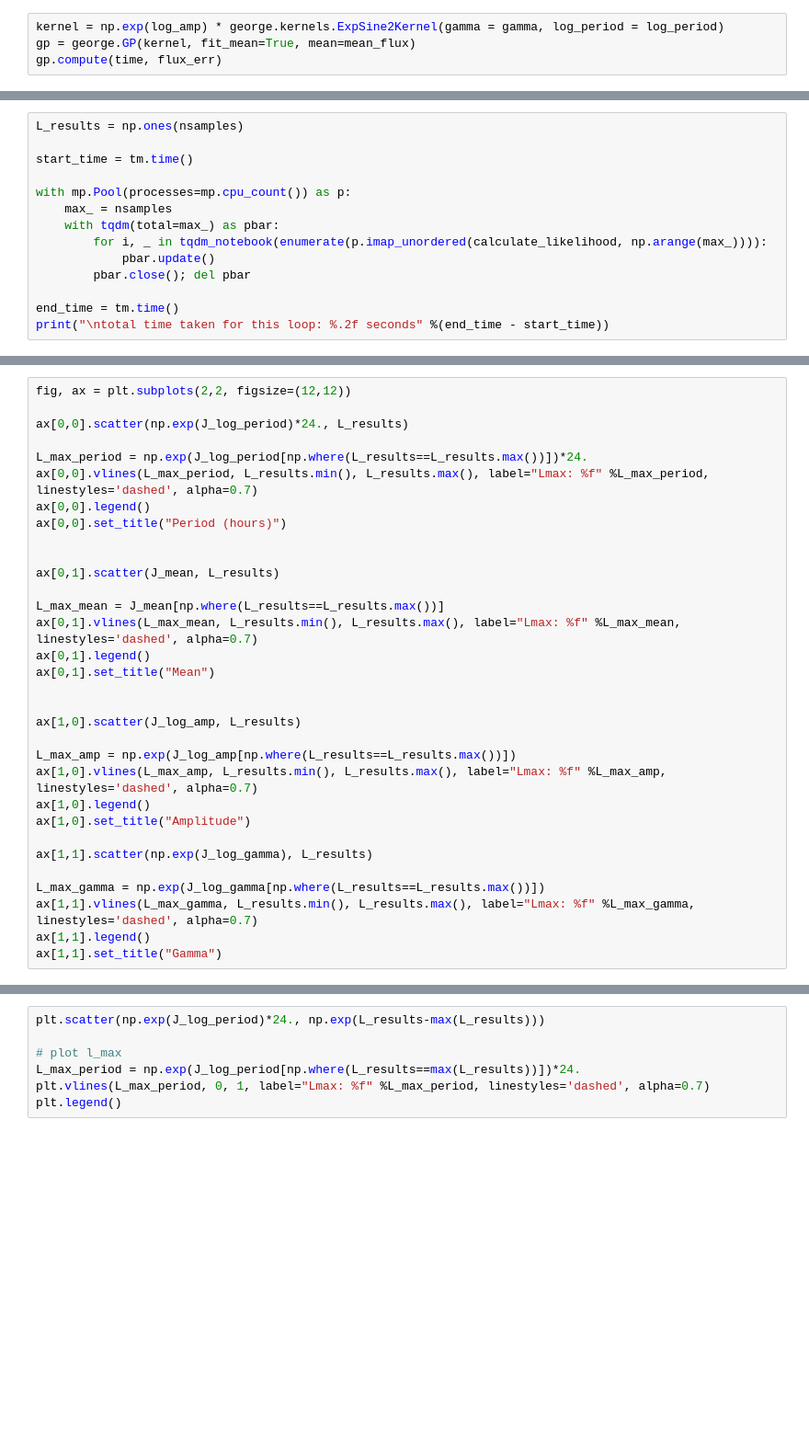
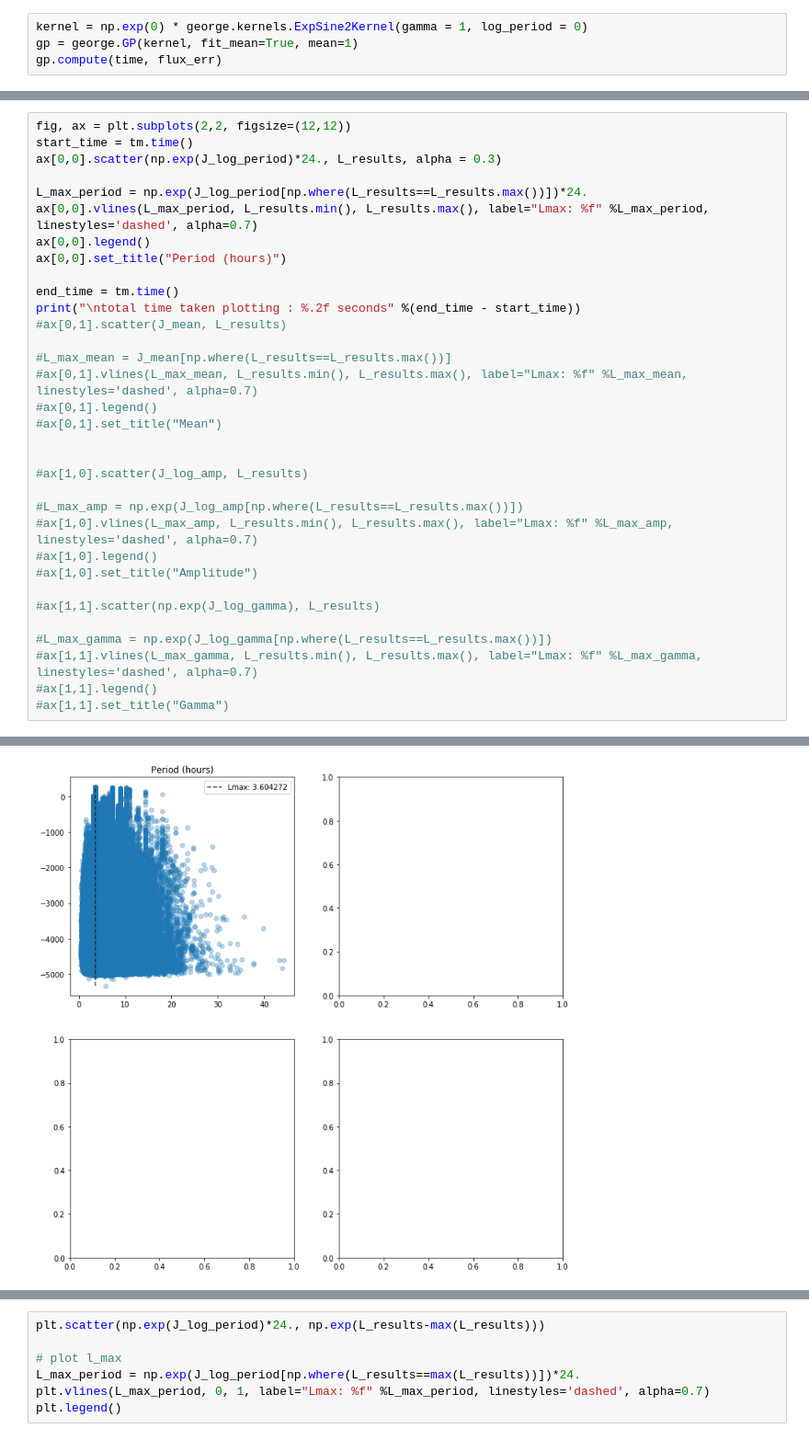
Before and after one commit to dirac-institute/CometGPs, a Jupyter notebook: cwl_sandbox/Rejection Sampling.ipynb, the cells around one changed output, grey strips where cells are left out. Shown at 92% size. Saved outputs shown, nothing was run; the diff lists cells and outputs as text; blank space fills up the shorter version.

```diff
--- a/cwl_sandbox/Rejection Sampling.ipynb
+++ b/cwl_sandbox/Rejection Sampling.ipynb
@@ -61,4 +57,4 @@ log_period = 0
 # %%
-kernel = np.exp(log_amp) * george.kernels.ExpSine2Kernel(gamma = gamma, log_period = log_period)
-gp = george.GP(kernel, fit_mean=True, mean=mean_flux)
+kernel = np.exp(0) * george.kernels.ExpSine2Kernel(gamma = 1, log_period = 0)
+gp = george.GP(kernel, fit_mean=True, mean=1)
 gp.compute(time, flux_err)
@@ -153,14 +101,0 @@ total time taken for this loop: 3553.86 seconds
-# %%
-L_results = np.ones(nsamples)
-
-start_time = tm.time()
-
-with mp.Pool(processes=mp.cpu_count()) as p:
-    max_ = nsamples
-    with tqdm(total=max_) as pbar:
-        for i, _ in tqdm_notebook(enumerate(p.imap_unordered(calculate_likelihood, np.arange(max_)))):
-            pbar.update()
-        pbar.close(); del pbar
-
-end_time = tm.time()
-print("\ntotal time taken for this loop: %.2f seconds" %(end_time - start_time))
@@ -167,32 +112,34 @@ print("\ntotal time taken for this loop: %.2f seconds" %(end_time - start_time))
 # %%
 fig, ax = plt.subplots(2,2, figsize=(12,12))
-
-ax[0,0].scatter(np.exp(J_log_period)*24., L_results)
+start_time = tm.time()
+ax[0,0].scatter(np.exp(J_log_period)*24., L_results, alpha = 0.3)
 
 L_max_period = np.exp(J_log_period[np.where(L_results==L_results.max())])*24.
 ax[0,0].vlines(L_max_period, L_results.min(), L_results.max(), label="Lmax: %f" %L_max_period, linestyles='dashed', alpha=0.7)
 ax[0,0].legend()
 ax[0,0].set_title("Period (hours)")
 
+end_time = tm.time()
+print("\ntotal time taken plotting : %.2f seconds" %(end_time - start_time))
+#ax[0,1].scatter(J_mean, L_results)
 
-ax[0,1].scatter(J_mean, L_results)
-
-L_max_mean = J_mean[np.where(L_results==L_results.max())]
-ax[0,1].vlines(L_max_mean, L_results.min(), L_results.max(), label="Lmax: %f" %L_max_mean, linestyles='dashed', alpha=0.7)
-ax[0,1].legend()
-ax[0,1].set_title("Mean")
+#L_max_mean = J_mean[np.where(L_results==L_results.max())]
+#ax[0,1].vlines(L_max_mean, L_results.min(), L_results.max(), label="Lmax: %f" %L_max_mean, linestyles='dashed', alpha=0.7)
+#ax[0,1].legend()
+#ax[0,1].set_title("Mean")
 
 
-ax[1,0].scatter(J_log_amp, L_results)
+#ax[1,0].scatter(J_log_amp, L_results)
 
-L_max_amp = np.exp(J_log_amp[np.where(L_results==L_results.max())])
-ax[1,0].vlines(L_max_amp, L_results.min(), L_results.max(), label="Lmax: %f" %L_max_amp, linestyles='dashed', alpha=0.7)
-ax[1,0].legend()
-ax[1,0].set_title("Amplitude")
+#L_max_amp = np.exp(J_log_amp[np.where(L_results==L_results.max())])
+#ax[1,0].vlines(L_max_amp, L_results.min(), L_results.max(), label="Lmax: %f" %L_max_amp, linestyles='dashed', alpha=0.7)
+#ax[1,0].legend()
+#ax[1,0].set_title("Amplitude")
 
-ax[1,1].scatter(np.exp(J_log_gamma), L_results)
+#ax[1,1].scatter(np.exp(J_log_gamma), L_results)
 
-L_max_gamma = np.exp(J_log_gamma[np.where(L_results==L_results.max())])
-ax[1,1].vlines(L_max_gamma, L_results.min(), L_results.max(), label="Lmax: %f" %L_max_gamma, linestyles='dashed', alpha=0.7)
-ax[1,1].legend()
-ax[1,1].set_title("Gamma")
+#L_max_gamma = np.exp(J_log_gamma[np.where(L_results==L_results.max())])
+#ax[1,1].vlines(L_max_gamma, L_results.min(), L_results.max(), label="Lmax: %f" %L_max_gamma, linestyles='dashed', alpha=0.7)
+#ax[1,1].legend()
+#ax[1,1].set_title("Gamma")
+# %% [output]
@@ -198,0 +147 @@ ax[1,1].set_title("Gamma")
+[figure, added]
```
Also changed, not shown: parts of 30 cells of this notebook, 6 other files.
